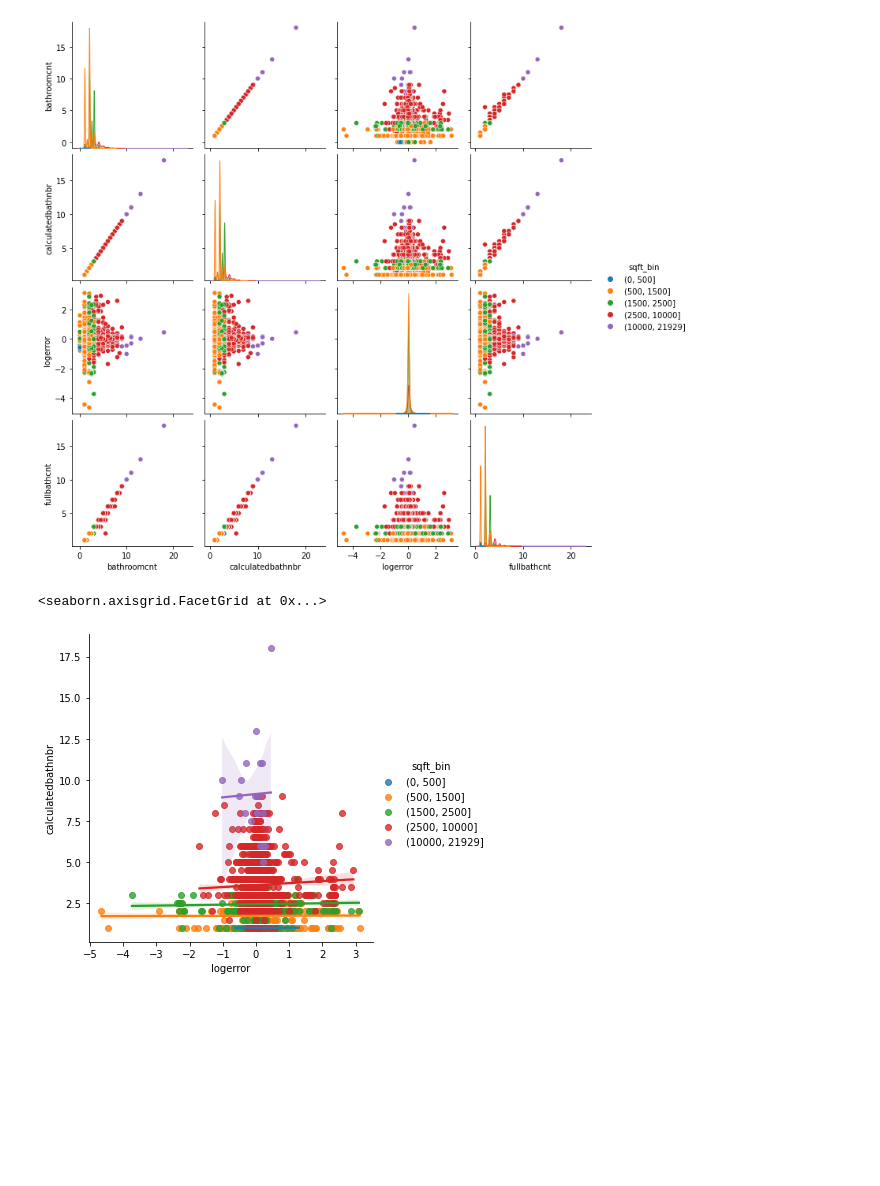
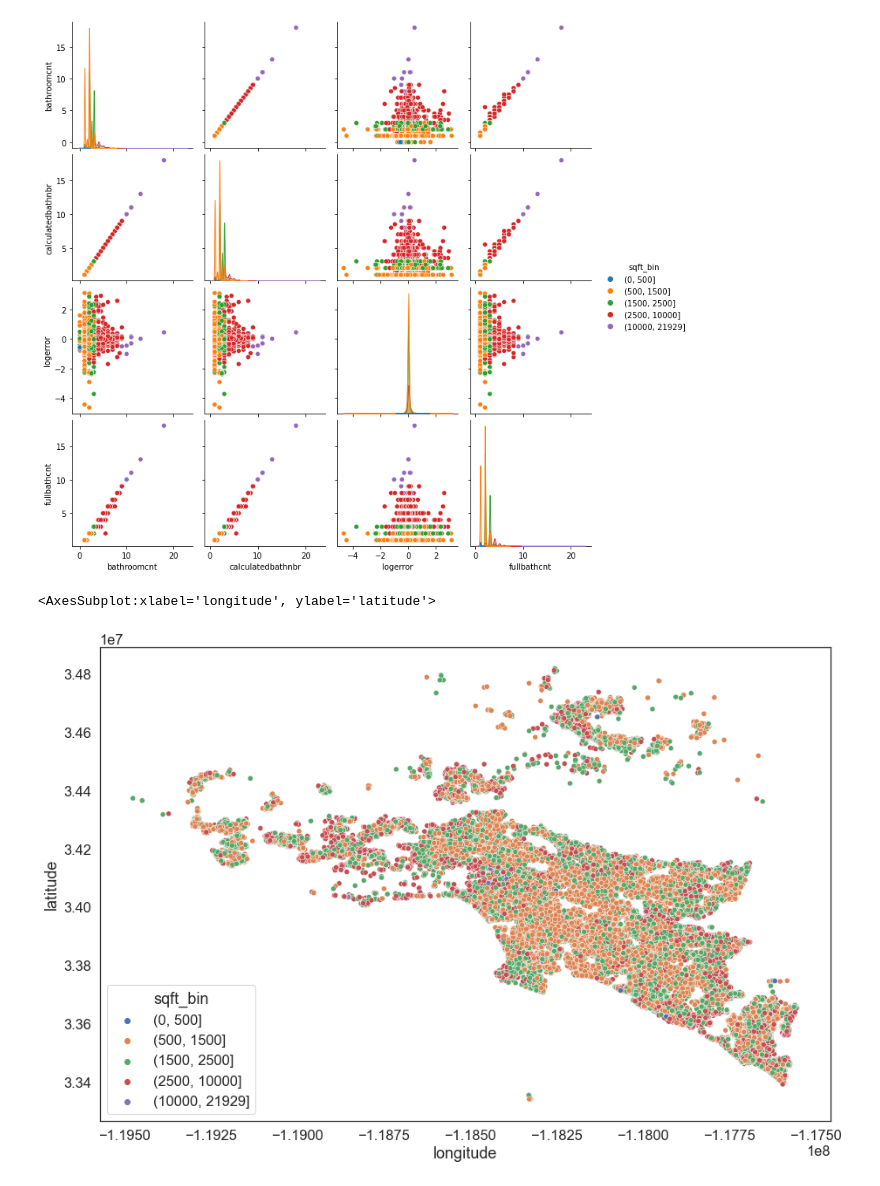
Before and after one commit to markydoug/clustering-exercises, a Jupyter notebook: explore_zillow.ipynb, the cells around one changed output. Drawn from its saved outputs; the diff is of its cells as text; code cells hidden in the pictures; blank space fills up the shorter version.

Commit message:
Explore with longitude and latitude

```diff
--- a/explore_zillow.ipynb
+++ b/explore_zillow.ipynb
@@ -128,7 +128,8 @@ sns.pairplot(train_split, hue='sqft_bin')
 <seaborn.axisgrid.PairGrid at 0x...>
 [figure]
 # %%
-sns.lmplot(data =train, x='logerror', y= 'calculatedbathnbr', hue='sqft_bin')
+fig, ax = plt.subplots(1,1, figsize=(15,10))
+sns.scatterplot(data =train, x='longitude', y= 'latitude', hue='sqft_bin')
 # %% [output]
-<seaborn.axisgrid.FacetGrid at 0x...>
+<AxesSubplot:xlabel='longitude', ylabel='latitude'>
-[figure, old version]
+[figure, new version]
```
Also changed, not shown: parts of 2 cells of this notebook.
